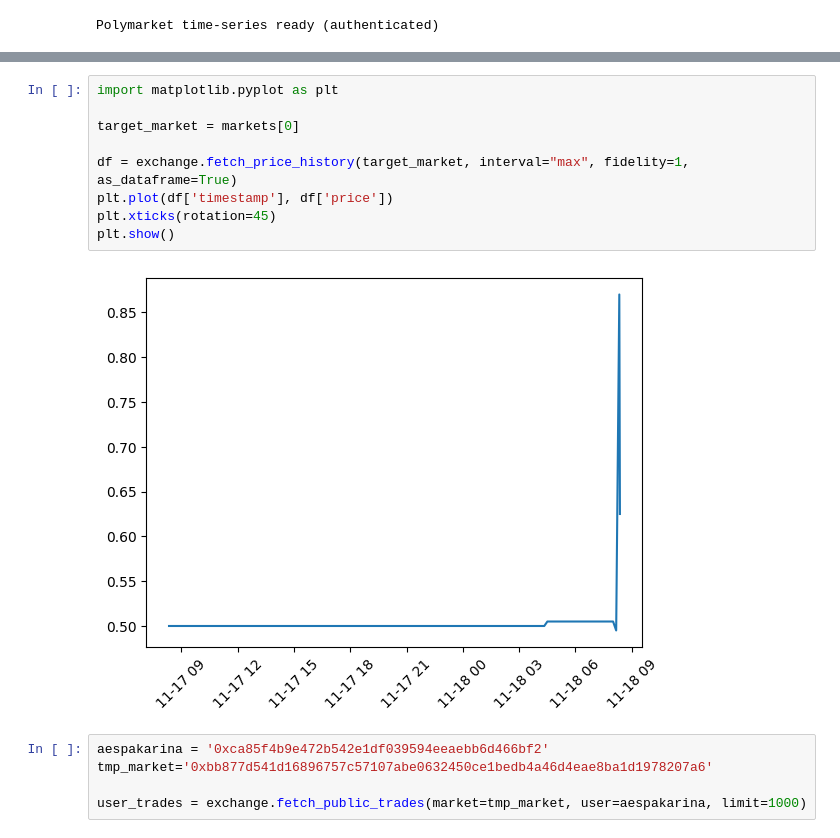
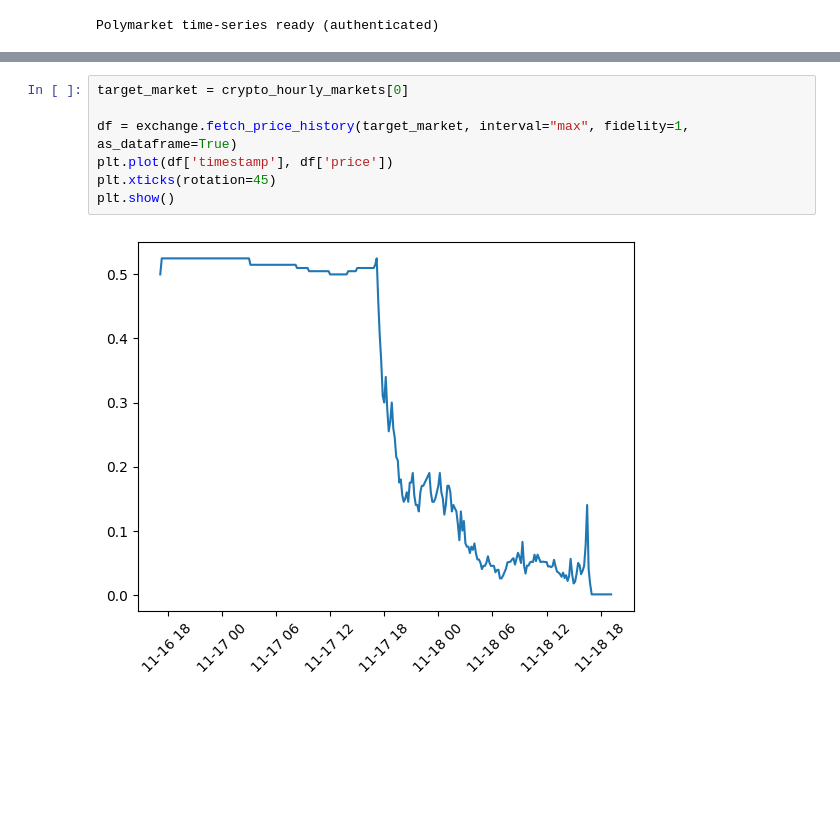
Before and after one commit to guzus/dr-manhattan, a Jupyter notebook: backtest/polymarket_fetcher_test.ipynb, the cells around one changed output, grey strips where cells are left out. Saved outputs shown, nothing was run; the diff lists cells and outputs as text; blank space fills up the shorter version.

```diff
--- a/backtest/polymarket_fetcher_test.ipynb
+++ b/backtest/polymarket_fetcher_test.ipynb
@@ -133,16 +61,9 @@ markets
 # %%
-import matplotlib.pyplot as plt
-
-target_market = markets[0]
+target_market = crypto_hourly_markets[0]
 
 df = exchange.fetch_price_history(target_market, interval="max", fidelity=1, as_dataframe=True)
 plt.plot(df['timestamp'], df['price'])
 plt.xticks(rotation=45)
 plt.show()
 # %% [output]
-[figure, old version]
+[figure, new version]
-# %%
-aespakarina = '0xca85f4b9e472b542e1df039594eeaebb6d466bf2'
-tmp_market='0xbb877d541d16896757c57107abe0632450ce1bedb4a46d4eae8ba1d1978207a6'
-
-user_trades = exchange.fetch_public_trades(market=tmp_market, user=aespakarina, limit=1000)
```
Also changed, not shown: parts of 9 cells of this notebook, 1 other file.
